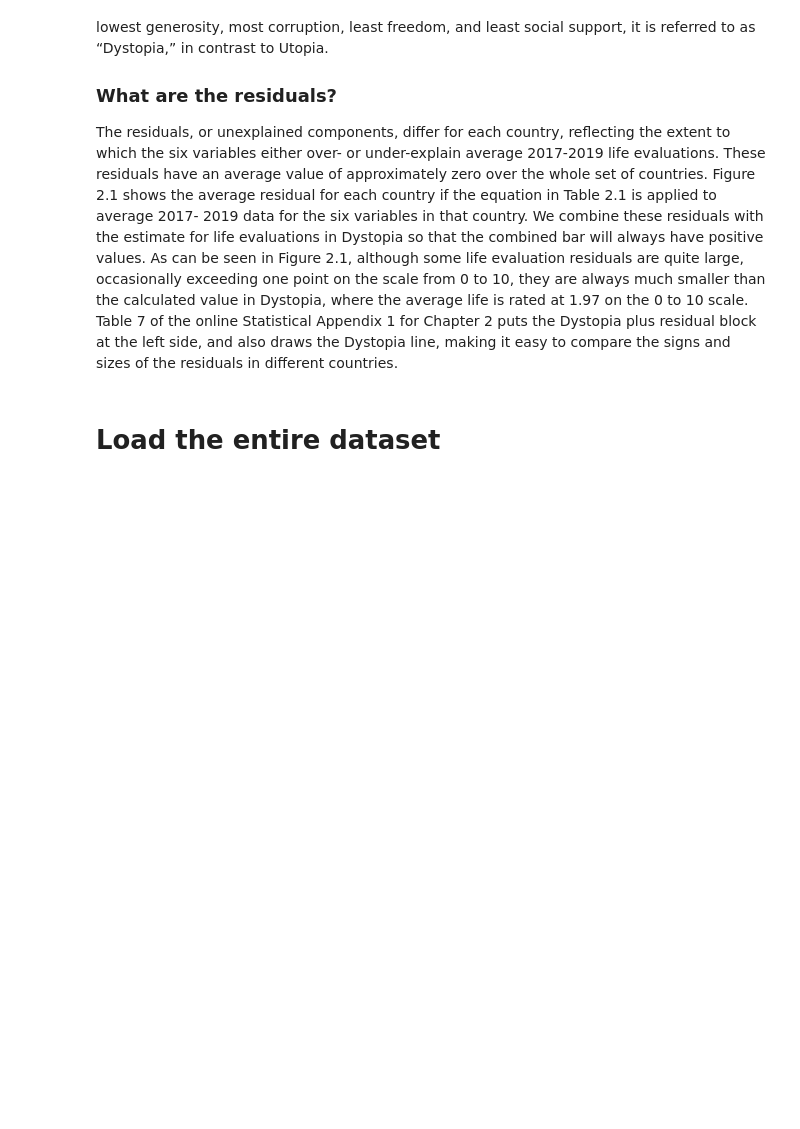
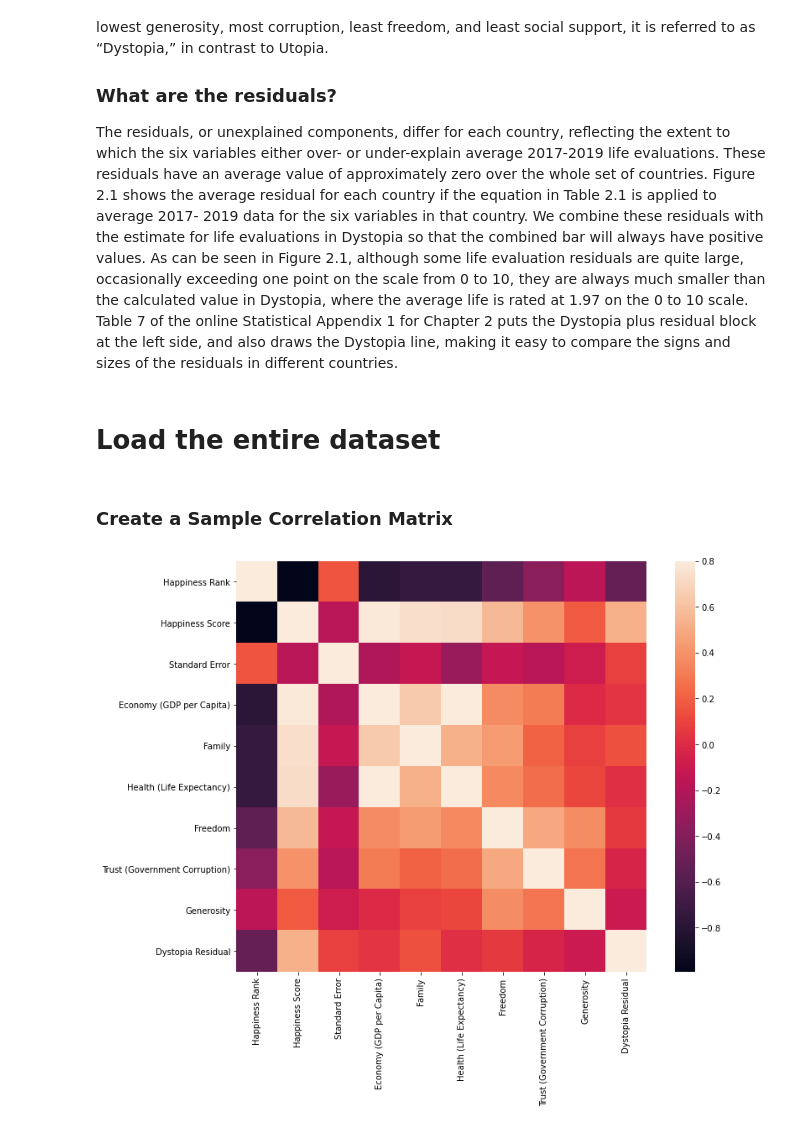
Before and after one commit to andreistoc/Happiness-Analysis, a Jupyter notebook: Happiness Analysis.ipynb, the cells around one changed output. Drawn from its saved outputs; the diff is of its cells as text; code cells hidden in the pictures; blank space fills up the shorter version.

Commit message:
Created Plots

```diff
--- a/Happiness Analysis.ipynb
+++ b/Happiness Analysis.ipynb
@@ -66,3 +66,11 @@ li = []
 for filename in all_files:
     df = pd.read_csv(filename, index_col=None, header=0)
     li.append(df)
+# %% [markdown]
+### Create a Sample Correlation Matrix
+# %%
+correlation_matrix = partial_dataset.corr()
+f, ax = plt.subplots(figsize = (12, 9))
+sns.heatmap(correlation_matrix, vmax=.8, square = True);
+# %% [output]
+[figure, added]
```
Also changed, not shown: parts of 3 cells of this notebook, 1 other file.
